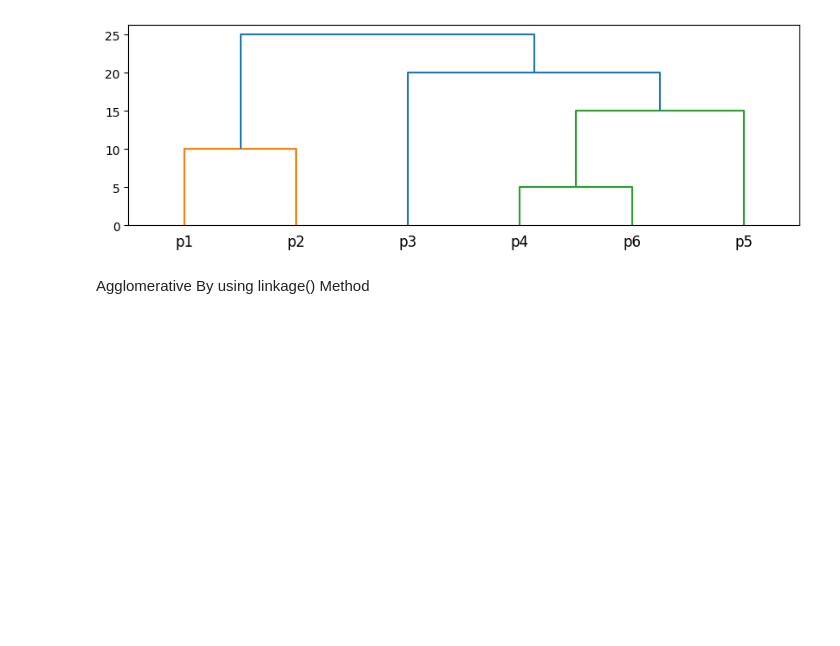
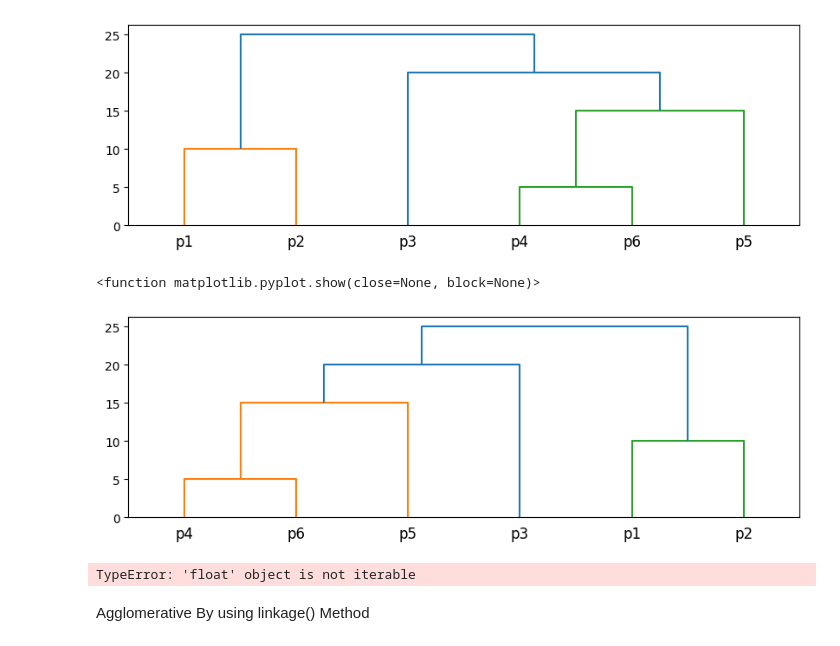
Before and after one commit to bharathS-web/ML-algo, a Jupyter notebook: 9_agglomerative.ipynb, the cells around one changed output. Saved outputs shown, nothing was run; the diff lists cells and outputs as text; code cells hidden in the pictures; blank space fills up the shorter version.

Commit message:
agglomerative changed

```diff
--- a/9_agglomerative.ipynb
+++ b/9_agglomerative.ipynb
@@ -52,18 +52,8 @@ def linkage_(a,b,linkage='single'):
     if 'complete' == linkage.lower():
         return max(a,b )
     if 'average' == linkage.lower():
-        return sum(a,b)/2
+        return sum(a,b)//2
     return min(a,b)
-# %%
-def linkage_(a,b,linkage='single'):
-
-    if 'single' == linkage.lower():
-        return min(a,b )
-    if 'complete' == linkage.lower():
-        return max(a,b )
-    if 'average' == linkage.lower():
-        return sum(a,b)/2
-    return min(a,b)
 # %%
 def merge(dm,pn,linkage='single'):
     z=[]
@@ -127,0 +106,3 @@ y
+# %%
+def agglomerative(points,labels,linkage):
+    return merge(dist_mat_(points),labels,linkage)[1]
@@ -144,9 +127,21 @@ plt.show
 # %% [output]
 <function matplotlib.pyplot.show(close=None, block=None)>
 [figure]
-# %%
-def agglomerative(points,labels,linkage):
-    return merge(dist_mat_(points),labels,linkage)
+# %%
+y = agglomerative(datapoints,point_names,linkage='complete')
+plt.figure(figsize=(10,3))
+dendrogram(y,labels=point_names)
+plt.show
+# %% [output]
+<function matplotlib.pyplot.show(close=None, block=None)>
+[figure, added]
+# %%
+y = agglomerative(datapoints,point_names,linkage='average')
+plt.figure(figsize=(10,3))
+dendrogram(y,labels=point_names)
+plt.show
+# %% [output]
+TypeError: 'float' object is not iterable
 # %% [markdown]
 Agglomerative By using linkage() Method
 # %%
```
Also changed, not shown: parts of 6 cells of this notebook.
